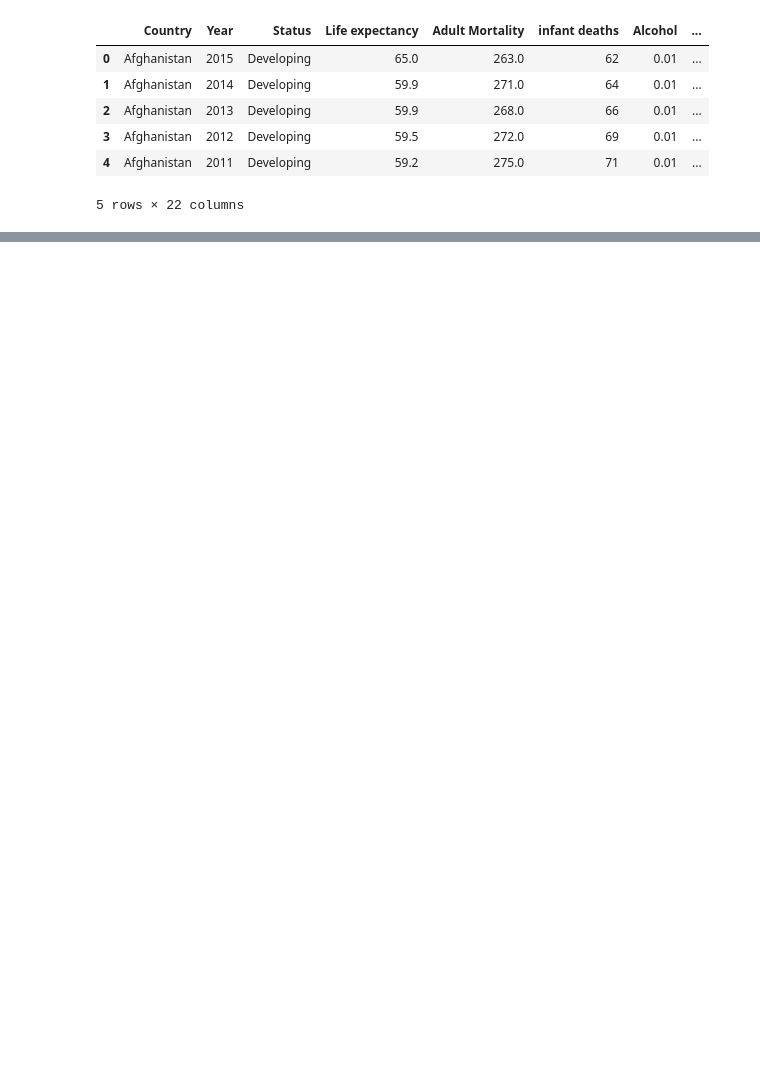
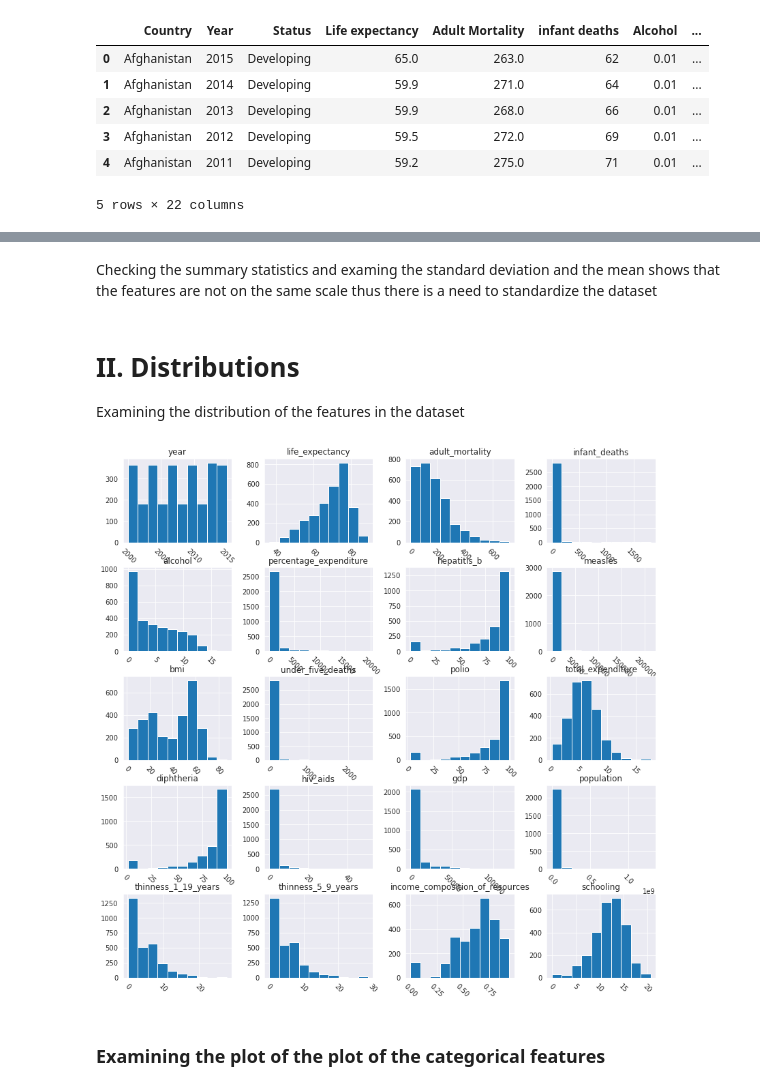
Before and after one commit to apache-21/Statistical_Analysis_factors_affecting_life_expectancy, a Jupyter notebook: exploratory_analysis/eda_on_life_expectancy_dataset.ipynb, the cells around one changed output, grey strips where cells are left out. Saved outputs shown, nothing was run; the diff lists cells and outputs as text; code cells hidden in the pictures; blank space fills up the shorter version.

Commit message:
added project and features description of dataset and also modified the content of eda

```diff
--- a/exploratory_analysis/eda_on_life_expectancy_dataset.ipynb
+++ b/exploratory_analysis/eda_on_life_expectancy_dataset.ipynb
@@ -13,7 +23,7 @@ sns.set_style("darkgrid")
 # %%
 # Read in dataset
 
-df = pd.read_csv("LifeExpectancyData.csv")
+df = pd.read_csv("Life_Expectancy_Data.csv")
 df.head()
 # %% [output]
 |  | Country | Year | Status | Life expectancy | Adult Mortality | infant deaths | Alcohol | ... |
@@ -25,0 +45,4 @@ df.head()
+# %%
+# renaming the columns for accessing the feature easily
+new_columns_names =['country','year','status','life_expectancy','adult_mortality','infant_deaths','alcohol','percentage_expenditure','hepatitis_b','measles','bmi','under_five_deaths','polio','total_expenditure','diphtheria','hiv_aids','gdp','population','thinness_1_19_years','thinness_5_9_years','income_composition_of_resources','schooling']
+df.columns = new_columns_names
@@ -25,0 +82,15 @@ df.head()
+# %% [markdown]
+Checking the summary statistics and examing the standard deviation and the mean shows that the features are not on the same scale thus there is a need to standardize the dataset
+# %% [markdown]
+# II. Distributions
+Examining the distribution of the features in the dataset
+# %%
+# plot histogram grid
+df.hist(figsize=(14,14), xrot=-45)
+
+# clear the text "residue"
+plt.show()
+# %% [output]
+[figure, added]
+# %% [markdown]
+### Examining the plot of the plot of the categorical features
```
Also changed, not shown: parts of 31 cells of this notebook, 2 other files.
